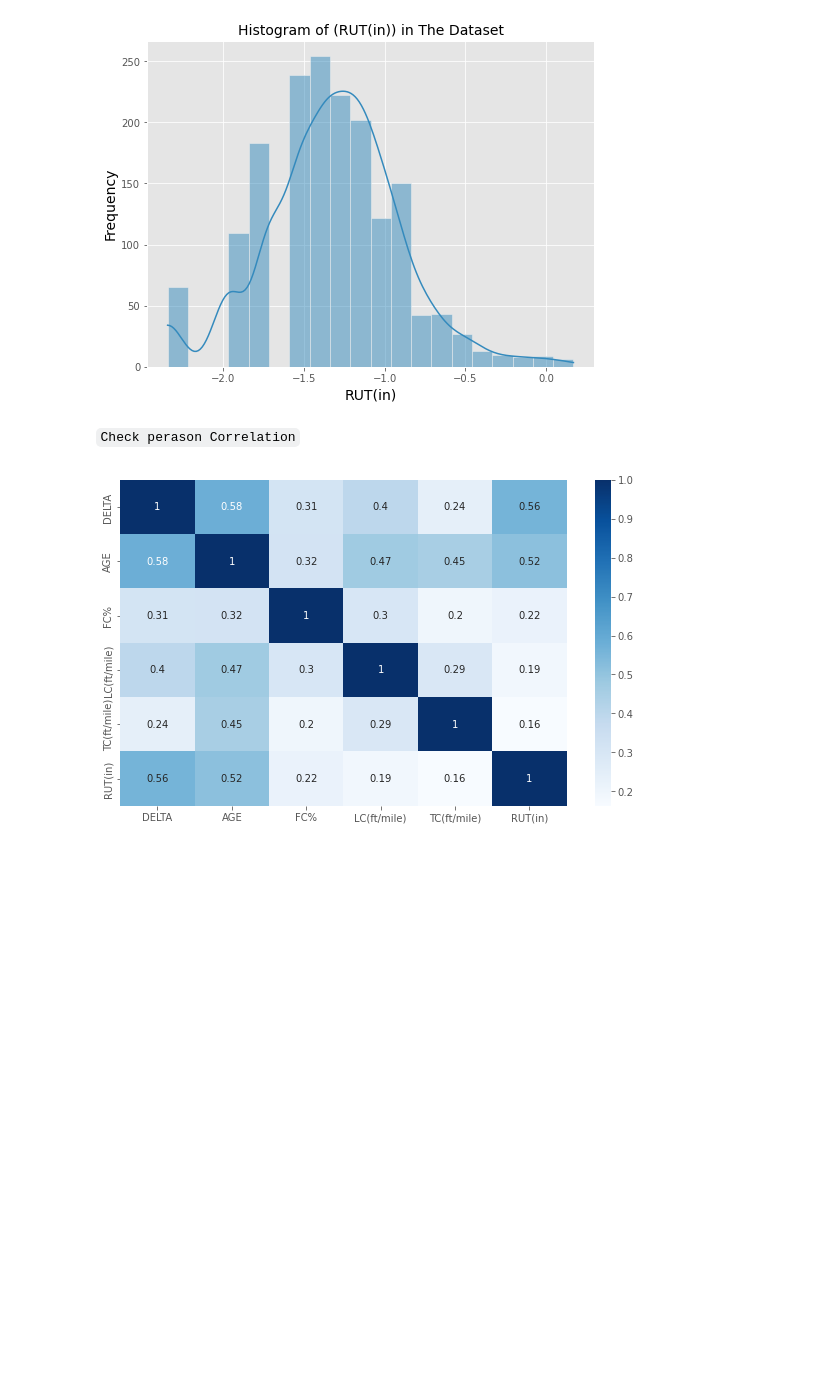
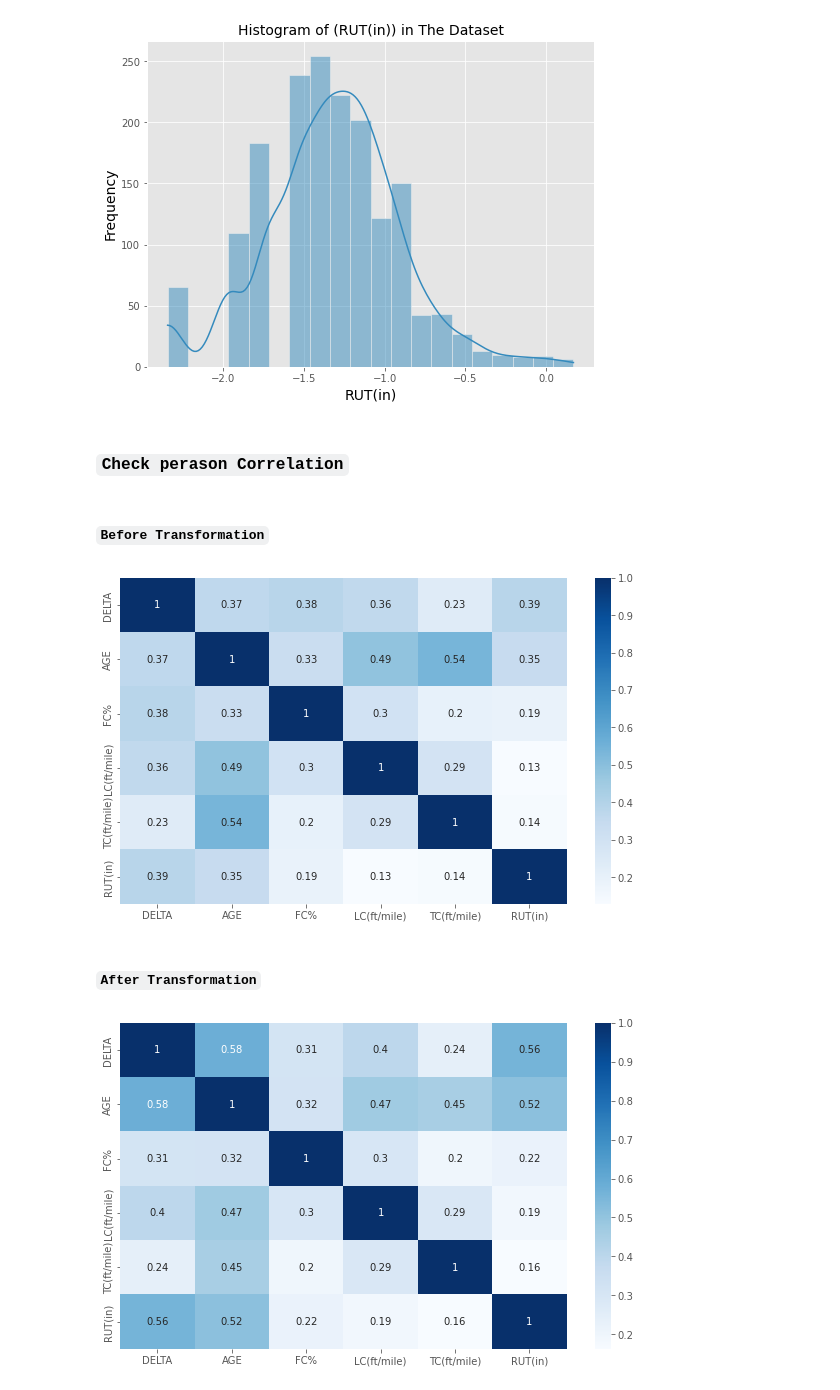
Before and after one commit to AGOOR97/xgboost_flask_deployment, a Jupyter notebook: NoteBook.ipynb, the cells around one changed output. Drawn from its saved outputs; the diff is of its cells as text; code cells hidden in the pictures; blank space fills up the shorter version.

```diff
--- a/NoteBook.ipynb
+++ b/NoteBook.ipynb
@@ -144,5 +148,15 @@ plt.show()
 # %% [output]
 [figure]
 # %% [markdown]
-`Check perason Correlation`
+### `Check perason Correlation`
+# %% [markdown]
+#### `Before Transformation`
+# %%
+## Checking the (pearson) correlation before transformation we did --> (df)
+plt.figure(figsize=(10, 6))
+sns.heatmap(df.corr(), annot=True, cmap='Blues');
+# %% [output]
+[figure, added]
+# %% [markdown]
+#### `After Transformation`
 # %%
```
Also changed, not shown: parts of 37 cells of this notebook, 2 other files.
